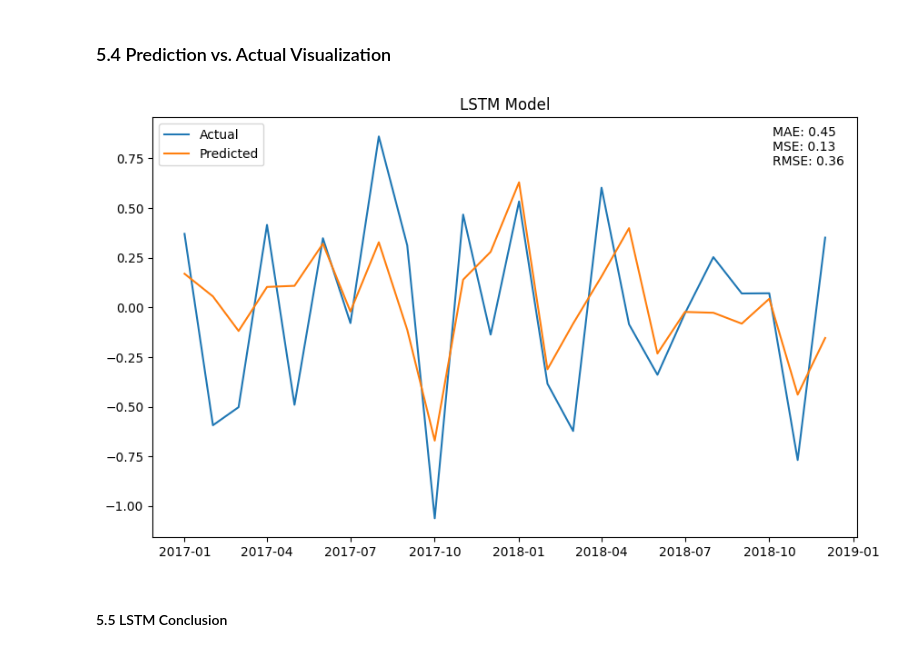
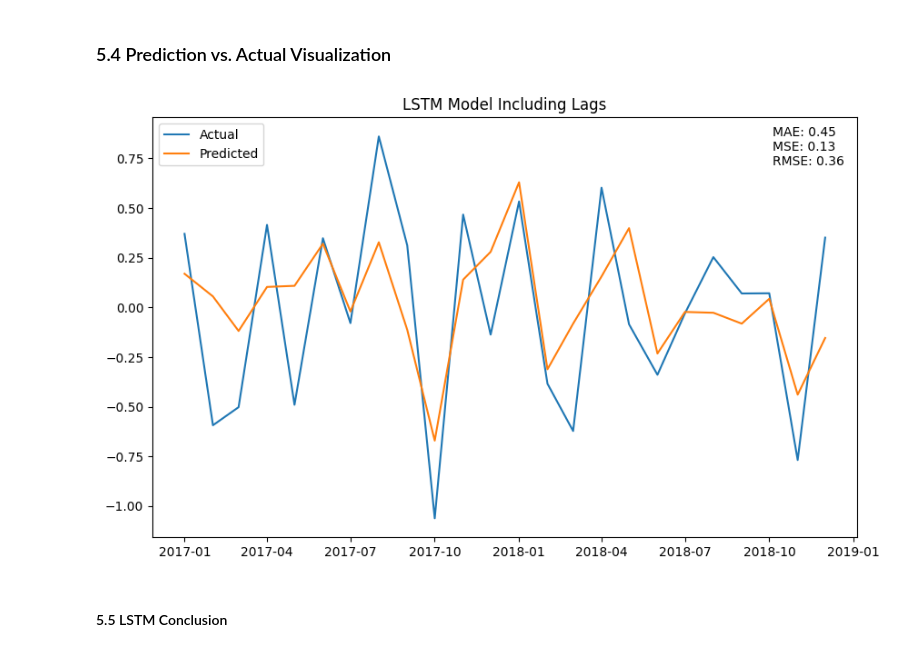
Before and after one commit to namtran6701/Inflation_Prediction, a Jupyter notebook: project_3.ipynb, the cells around one changed output. Saved outputs shown, nothing was run; the diff lists cells and outputs as text; code cells hidden in the pictures.

```diff
--- a/project_3.ipynb
+++ b/project_3.ipynb
@@ -1525,9 +1664,9 @@ def lstm_plot(actual, predicted, title):
     plt.title(title)
     plt.show()
 # %%
-lstm_plot(y_val_w_lags, lstm_val_pred, 'LSTM Model')
+lstm_plot(y_val_w_lags, lstm_val_pred, 'LSTM Model Including Lags')
 # %% [output]
-[figure, old version]
+[figure, new version]
 # %% [markdown]
 #### 5.5 LSTM Conclusion
 # %% [markdown]
```
Also changed, not shown: parts of 56 cells of this notebook.
